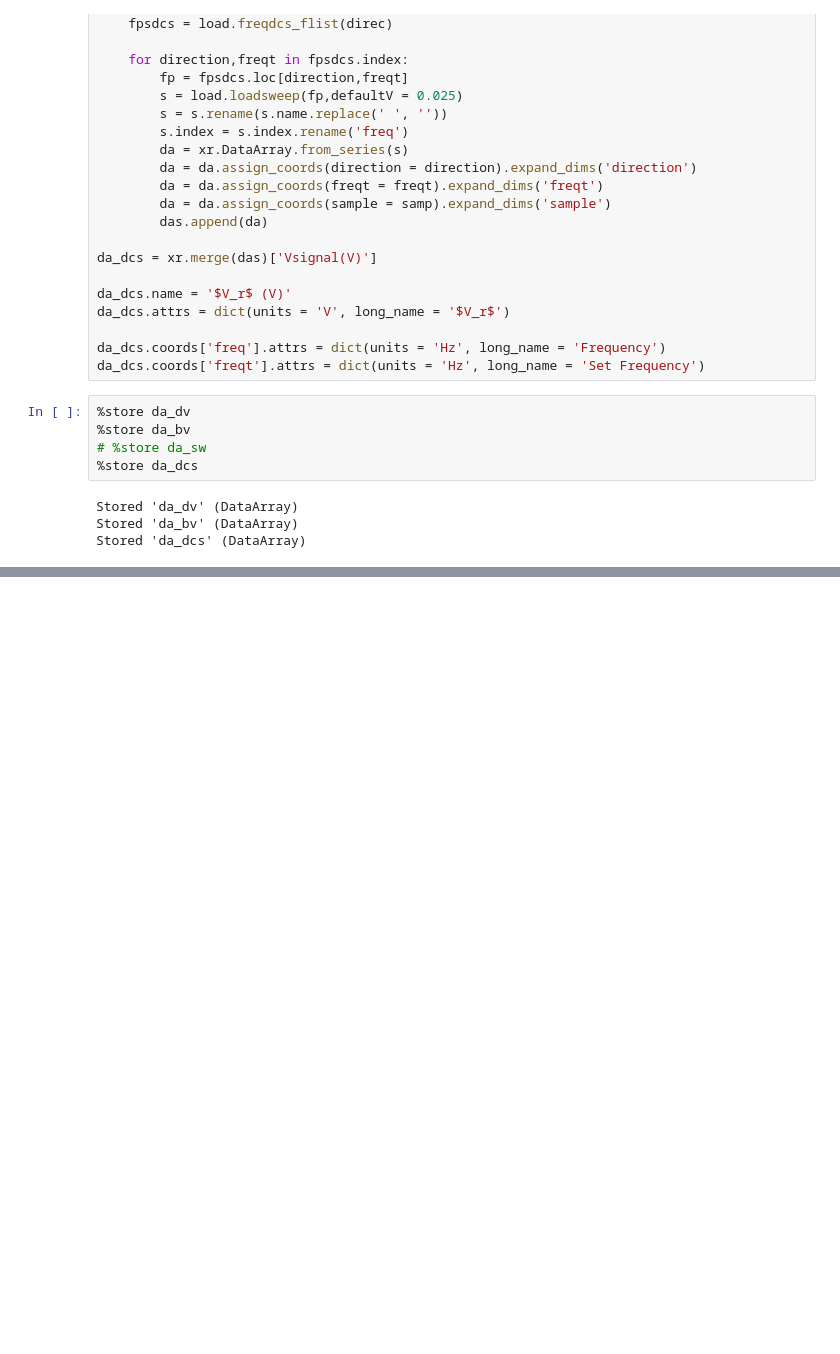
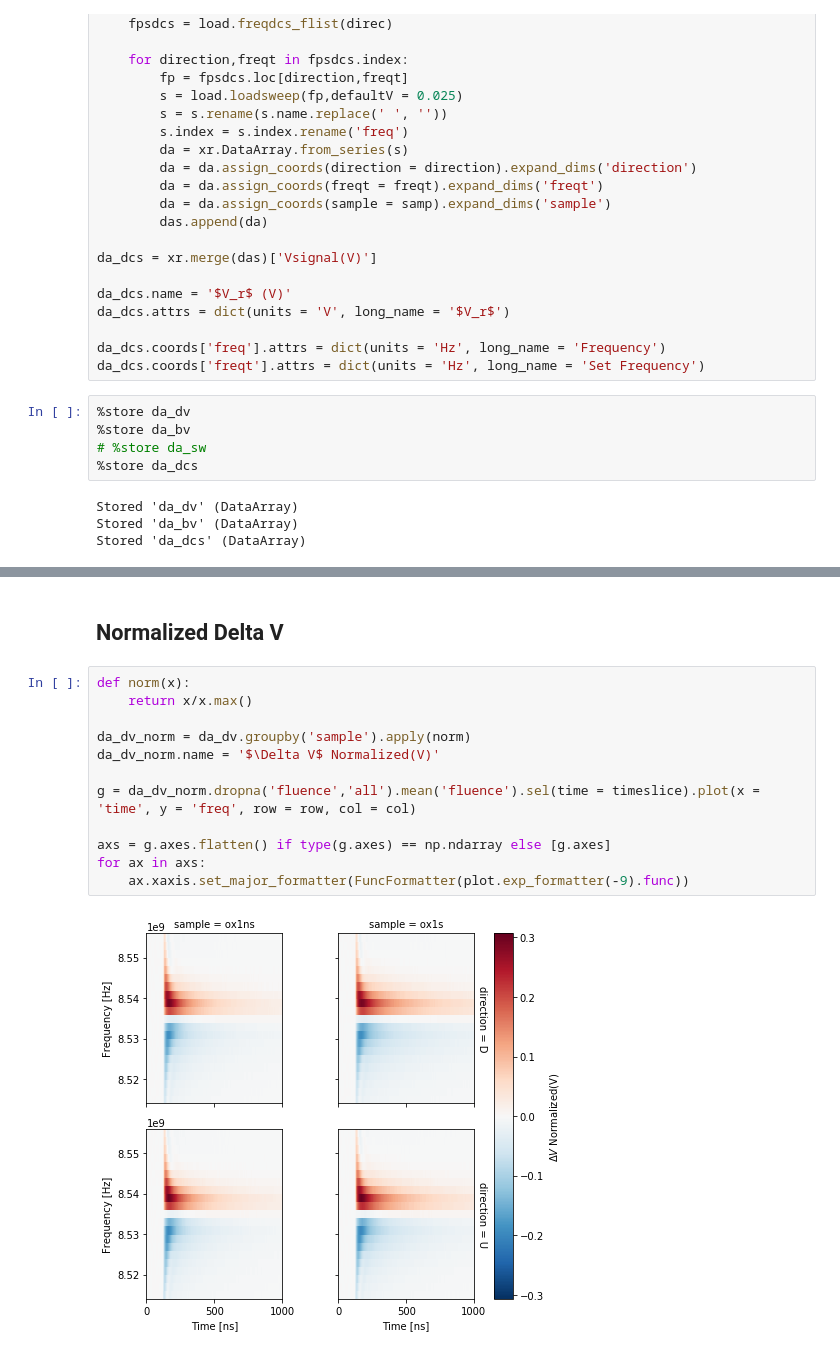
Before and after one commit to aspitarl/TRMC, a Jupyter notebook: RawDataLoad.ipynb, the cells around one changed output, grey strips where cells are left out. Saved outputs shown, nothing was run; the diff lists cells and outputs as text; blank space fills up the shorter version.

```diff
--- a/RawDataLoad.ipynb
+++ b/RawDataLoad.ipynb
@@ -135,0 +181,16 @@ Stored 'da_dcs' (DataArray)
+# %% [markdown]
+## Normalized Delta V
+# %%
+def norm(x):
+    return x/x.max()
+
+da_dv_norm = da_dv.groupby('sample').apply(norm)
+da_dv_norm.name = '$\Delta V$ Normalized(V)'
+
+g = da_dv_norm.dropna('fluence','all').mean('fluence').sel(time = timeslice).plot(x = 'time', y = 'freq', row = row, col = col)
+
+axs = g.axes.flatten() if type(g.axes) == np.ndarray else [g.axes]
+for ax in axs:
+    ax.xaxis.set_major_formatter(FuncFormatter(plot.exp_formatter(-9).func))
+# %% [output]
+[figure, added]
```
Also changed, not shown: parts of 10 cells of this notebook, 1 other file.
